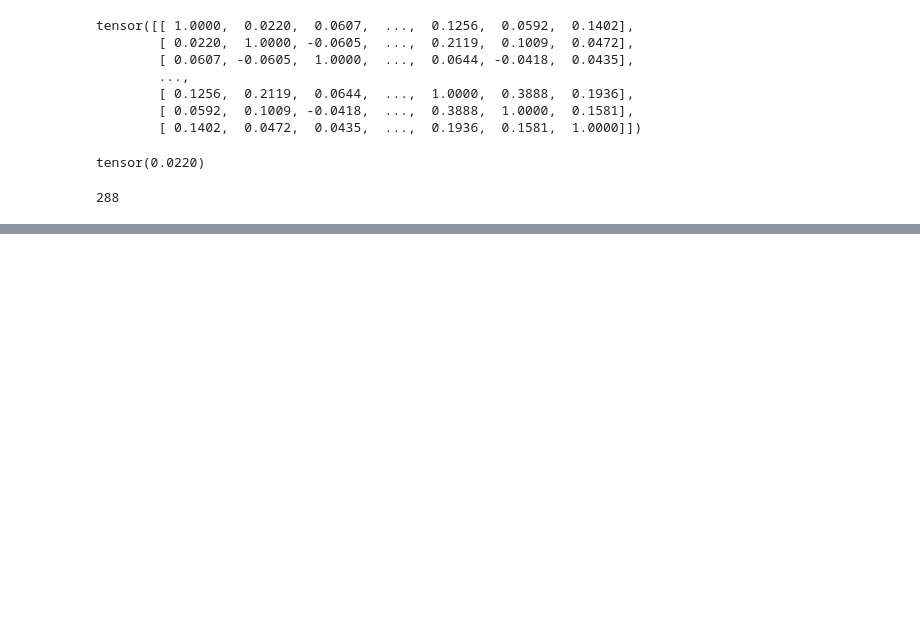
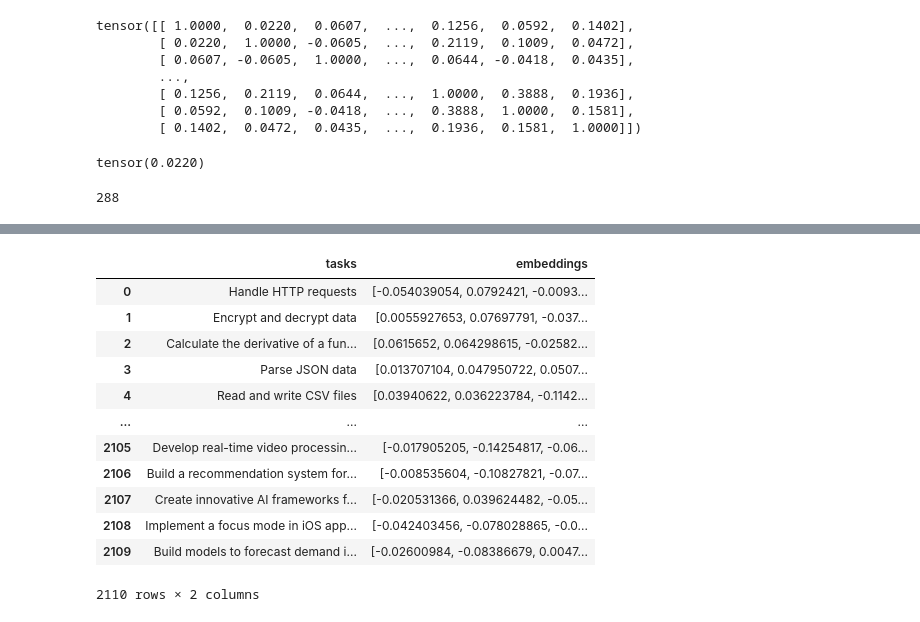
Before and after one commit to mbowcut2/thesis, a Jupyter notebook: data/data_inspector.ipynb, the cells around one changed output, grey strips where cells are left out. Cells and saved outputs as stored; diff of their text form; code cells hidden in the pictures; blank space fills up the shorter version.

Commit message:
lots of new data

```diff
--- a/data/data_inspector.ipynb
+++ b/data/data_inspector.ipynb
@@ -115,3 +122,8 @@ df.to_csv('large_dataset.csv')
 # %%
 with open('data/coords_and_scores.json', 'w') as f:
     json.dump(final_coords, f)
+# %%
+with open('data/datasets/merged.json', 'r') as f:
+    large_data = json.load(f)
+# %%
+df = pd.DataFrame(large_data, columns=['tasks'])
@@ -117,0 +139,21 @@ with open('data/coords_and_scores.json', 'w') as f:
+# %%
+embed = []
+for i, row in df.iterrows():
+    embed.append(e:=model.encode(row['tasks']))
+df['embeddings'] = embed
+# %%
+df
+# %% [output]
+|  | tasks | embeddings |
+| 0 | Handle HTTP requests | [-0.054039054, 0.0792421, -0.0093... |
+| 1 | Encrypt and decrypt data | [0.0055927653, 0.07697791, -0.037... |
+| 2 | Calculate the derivative of a fun... | [0.0615652, 0.064298615, -0.02582... |
+| 3 | Parse JSON data | [0.013707104, 0.047950722, 0.0507... |
+| 4 | Read and write CSV files | [0.03940622, 0.036223784, -0.1142... |
+| ... | ... | ... |
+| 2105 | Develop real-time video processin... | [-0.017905205, -0.14254817, -0.06... |
+| 2106 | Build a recommendation system for... | [-0.008535604, -0.10827821, -0.07... |
+| 2107 | Create innovative AI frameworks f... | [-0.020531366, 0.039624482, -0.05... |
+| 2108 | Implement a focus mode in iOS app... | [-0.042403456, -0.078028865, -0.0... |
+| 2109 | Build models to forecast demand i... | [-0.02600984, -0.08386679, 0.0047... |
+2110 rows × 2 columns
```
Also changed, not shown: parts of 12 cells of this notebook, 16 other files.
